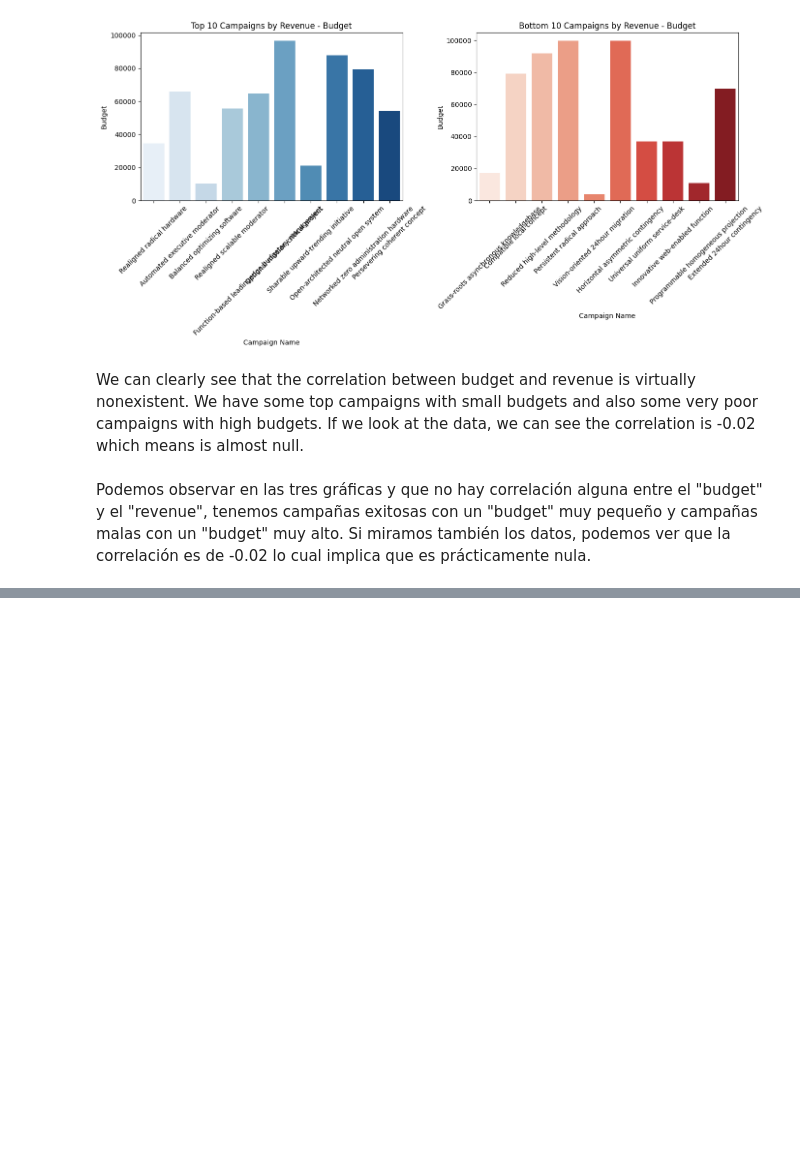
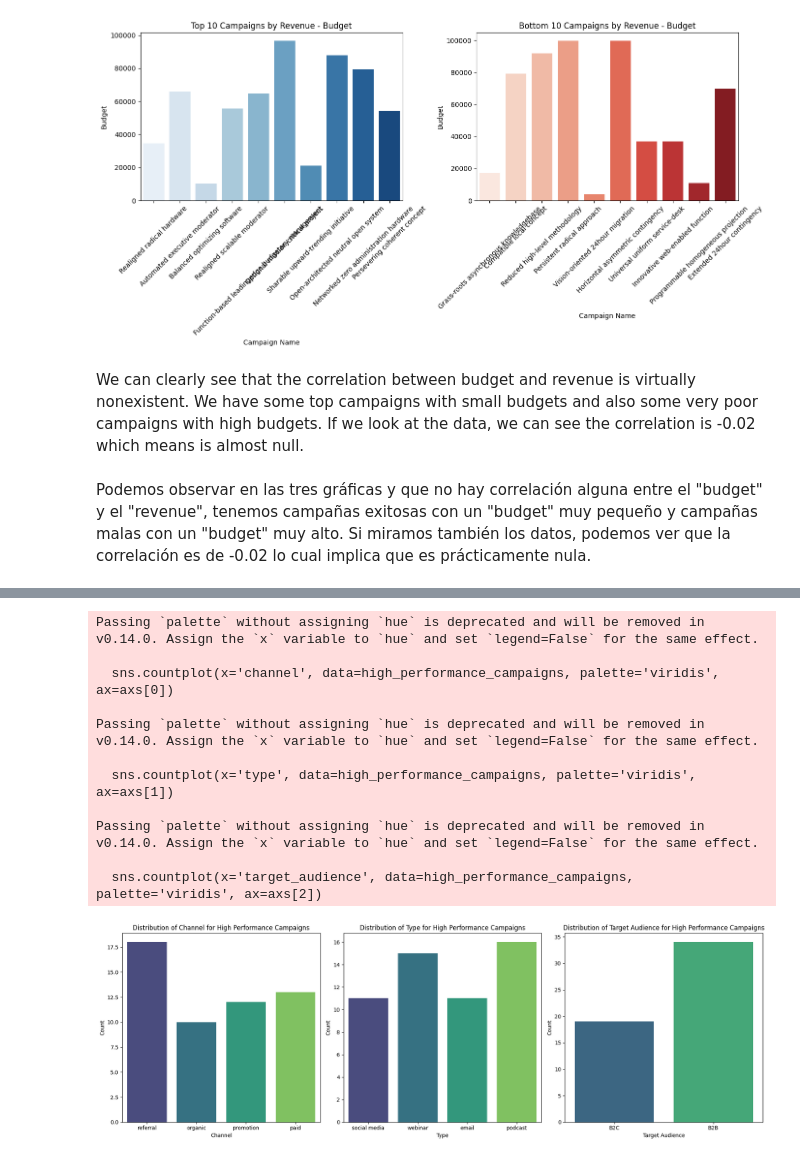
Before and after one commit to Ignacio538/Marketing-Campaings, a Jupyter notebook: Tasks.ipynb, the cells around one changed output, grey strips where cells are left out. Cells and saved outputs as stored; diff of their text form; code cells hidden in the pictures; blank space fills up the shorter version.

```diff
--- a/Tasks.ipynb
+++ b/Tasks.ipynb
@@ -479,0 +488,8 @@ Podemos observar en las tres gráficas y que no hay correlación alguna entre el
+# %%
+# Since we want to see the campaigns with the best performance we will add 2 more filters and then
+# we wil filter the campaigns which meet the criteria
+high_performance_campaigns = df[(df['roi'] > 0.5) & (df['revenue'] > 500000) & (df['budget'] < 50000) & (df['conversion_rate'] > 0.7)]
+
+print(f"There are {high_performance_campaigns.shape[0]} top performance campaigns.")
+
+high_performance_campaigns.head(10)
@@ -479,0 +510,34 @@ Podemos observar en las tres gráficas y que no hay correlación alguna entre el
+# %%
+# Let's create some graphs so we can analyze the top campaign by channel, type and target
+fig, axs = plt.subplots(1, 3, figsize=(18, 6))
+
+sns.countplot(x='channel', data=high_performance_campaigns, palette='viridis', ax=axs[0])
+axs[0].set_title('Distribution of Channel for High Performance Campaigns')
+axs[0].set_xlabel('Channel')
+axs[0].set_ylabel('Count')
+
+sns.countplot(x='type', data=high_performance_campaigns, palette='viridis', ax=axs[1])
+axs[1].set_title('Distribution of Type for High Performance Campaigns')
+axs[1].set_xlabel('Type')
+axs[1].set_ylabel('Count')
+
+sns.countplot(x='target_audience', data=high_performance_campaigns, palette='viridis', ax=axs[2])
+axs[2].set_title('Distribution of Target Audience for High Performance Campaigns')
+axs[2].set_xlabel('Target Audience')
+axs[2].set_ylabel('Count')
+
+plt.tight_layout()
+plt.show()
+# %% [output]
+Passing `palette` without assigning `hue` is deprecated and will be removed in v0.14.0. Assign the `x` variable to `hue` and set `legend=False` for the same effect.
+
+  sns.countplot(x='channel', data=high_performance_campaigns, palette='viridis', ax=axs[0])
+
+Passing `palette` without assigning `hue` is deprecated and will be removed in v0.14.0. Assign the `x` variable to `hue` and set `legend=False` for the same effect.
+
+  sns.countplot(x='type', data=high_performance_campaigns, palette='viridis', ax=axs[1])
+
+Passing `palette` without assigning `hue` is deprecated and will be removed in v0.14.0. Assign the `x` variable to `hue` and set `legend=False` for the same effect.
+
+  sns.countplot(x='target_audience', data=high_performance_campaigns, palette='viridis', ax=axs[2])
+[figure, added]
```
Also changed, not shown: parts of 5 cells of this notebook.
